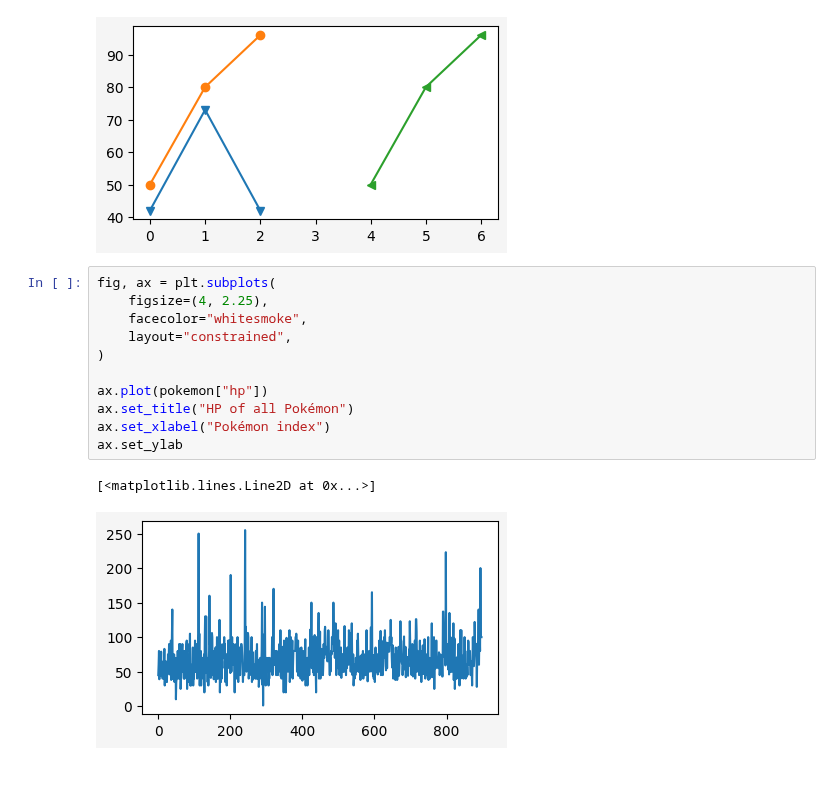
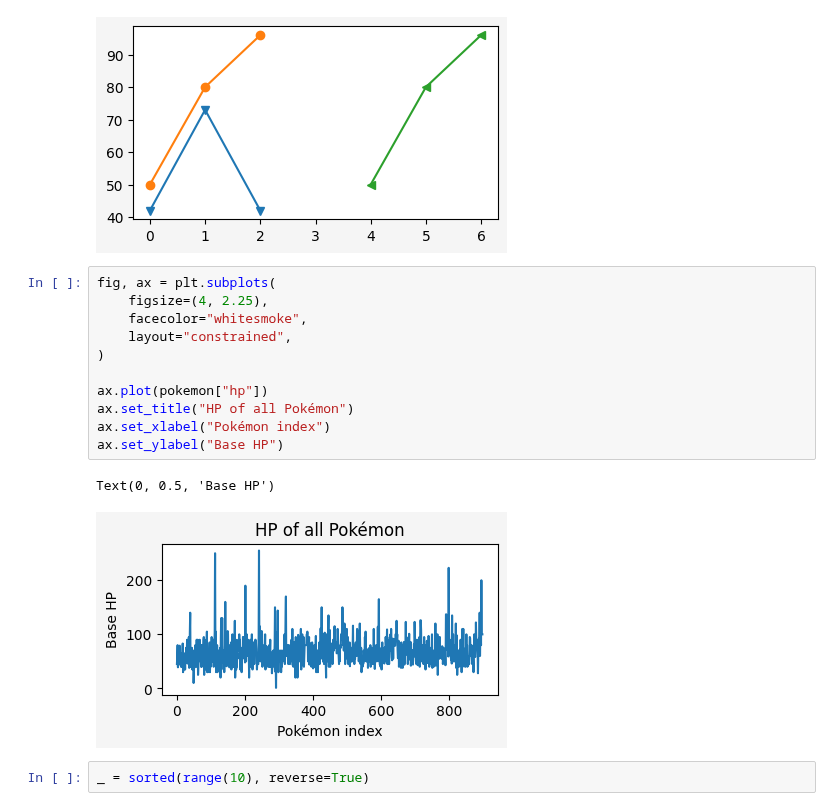
Before and after one commit to NicoleSchwartz/20241505-tutorial-pandas-matplotlib, a Jupyter notebook: tutorial.ipynb, the cells around one changed output. Cells and saved outputs as stored; diff of their text form; blank space fills up the shorter version.

```diff
--- a/tutorial.ipynb
+++ b/tutorial.ipynb
@@ -648,14 +648,16 @@ ax.plot((4, 5, 6), (50, 80, 96), marker="<")
 # %%
 fig, ax = plt.subplots(
     figsize=(4, 2.25),
     facecolor="whitesmoke",
     layout="constrained",
 )
 
 ax.plot(pokemon["hp"])
 ax.set_title("HP of all Pokémon")
 ax.set_xlabel("Pokémon index")
-ax.set_ylab
+ax.set_ylabel("Base HP")
 # %% [output]
-[<matplotlib.lines.Line2D at 0x...>]
+Text(0, 0.5, 'Base HP')
-[figure, old version]
+[figure, new version]
+# %%
+_ = sorted(range(10), reverse=True)
```
